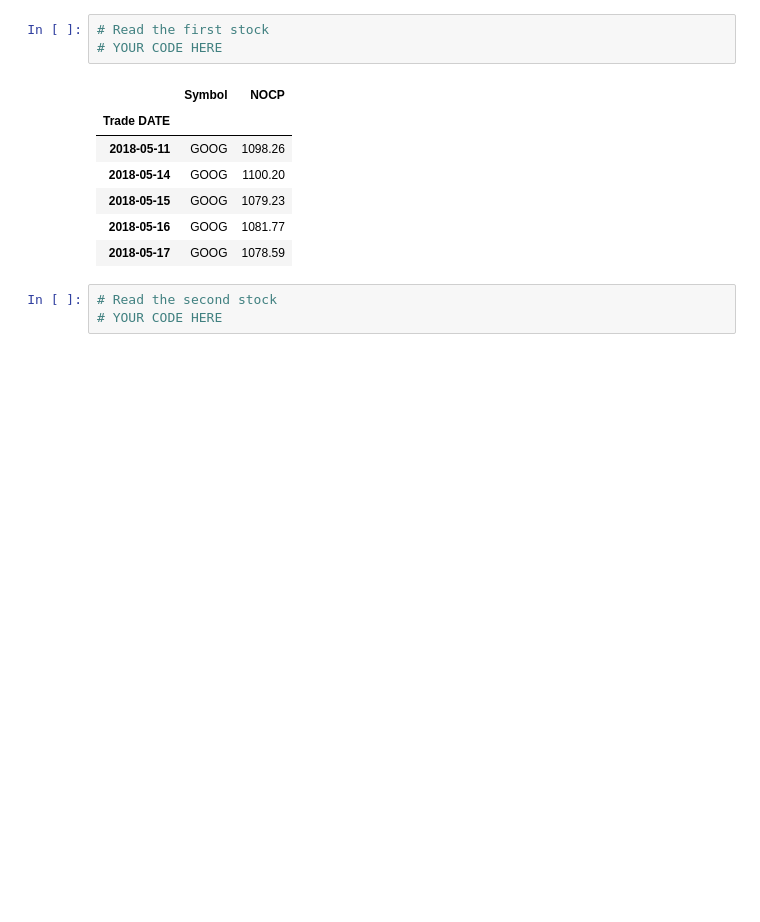
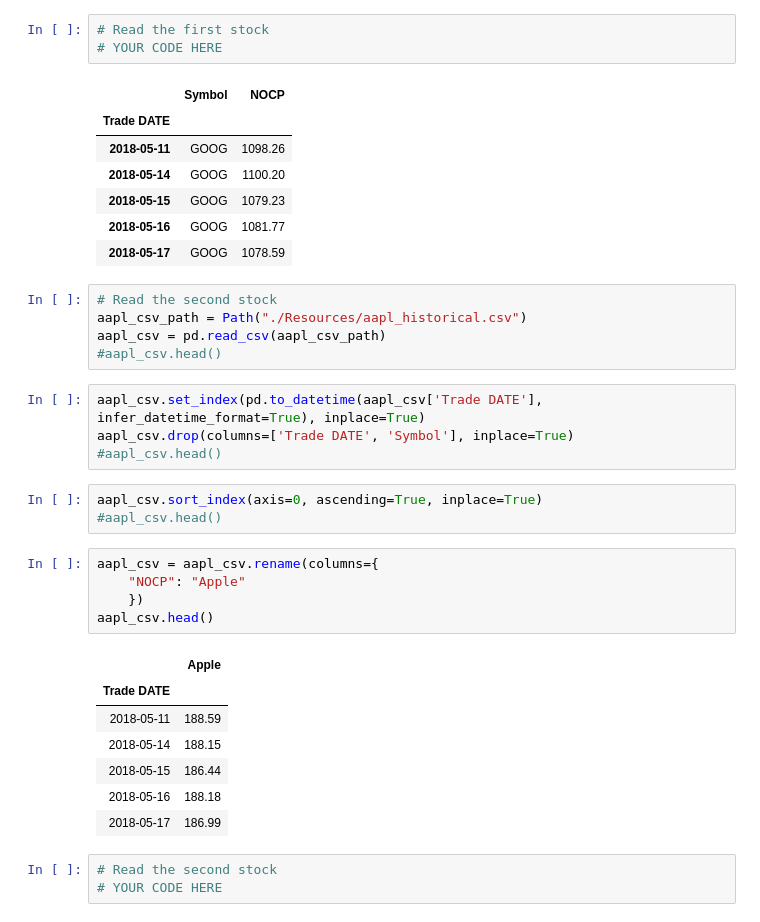
Before and after one commit to GonzaloGarciaContreras/Pandas-Homework-Whale-Analysis, a Jupyter notebook: ggc_whale_analysis.ipynb, the cells around one changed output. Cells and saved outputs as stored; diff of their text form; blank space fills up the shorter version.

```diff
--- a/ggc_whale_analysis.ipynb
+++ b/ggc_whale_analysis.ipynb
@@ -635,6 +663,31 @@ In this section, you will build your own portfolio of stocks, calculate the retu
 | 2018-05-15 | GOOG | 1079.23 |
 | 2018-05-16 | GOOG | 1081.77 |
 | 2018-05-17 | GOOG | 1078.59 |
+# %%
+# Read the second stock
+aapl_csv_path = Path("./Resources/aapl_historical.csv")
+aapl_csv = pd.read_csv(aapl_csv_path)
+#aapl_csv.head()
+# %%
+aapl_csv.set_index(pd.to_datetime(aapl_csv['Trade DATE'], infer_datetime_format=True), inplace=True)
+aapl_csv.drop(columns=['Trade DATE', 'Symbol'], inplace=True)
+#aapl_csv.head()
+# %%
+aapl_csv.sort_index(axis=0, ascending=True, inplace=True)
+#aapl_csv.head()
+# %%
+aapl_csv = aapl_csv.rename(columns={
+    "NOCP": "Apple"
+    })
+aapl_csv.head()
+# %% [output]
+|  | Apple |
+| Trade DATE |  |
+| 2018-05-11 | 188.59 |
+| 2018-05-14 | 188.15 |
+| 2018-05-15 | 186.44 |
+| 2018-05-16 | 188.18 |
+| 2018-05-17 | 186.99 |
 # %%
 # Read the second stock
 # YOUR CODE HERE
```
Also changed, not shown: parts of 12 cells of this notebook, 3 other files.
